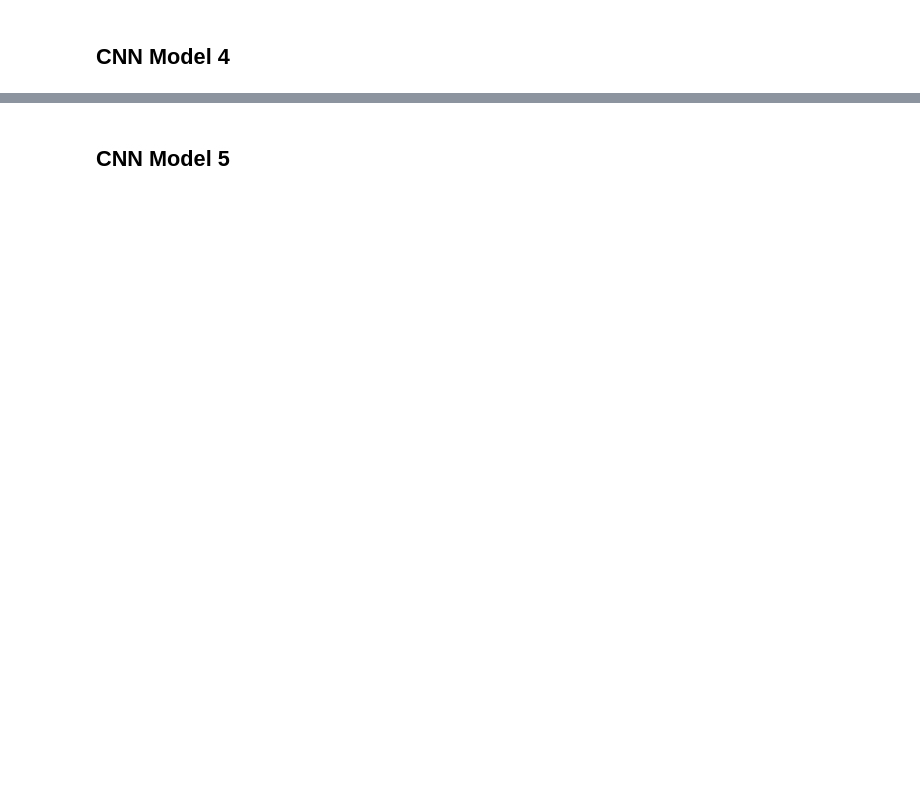
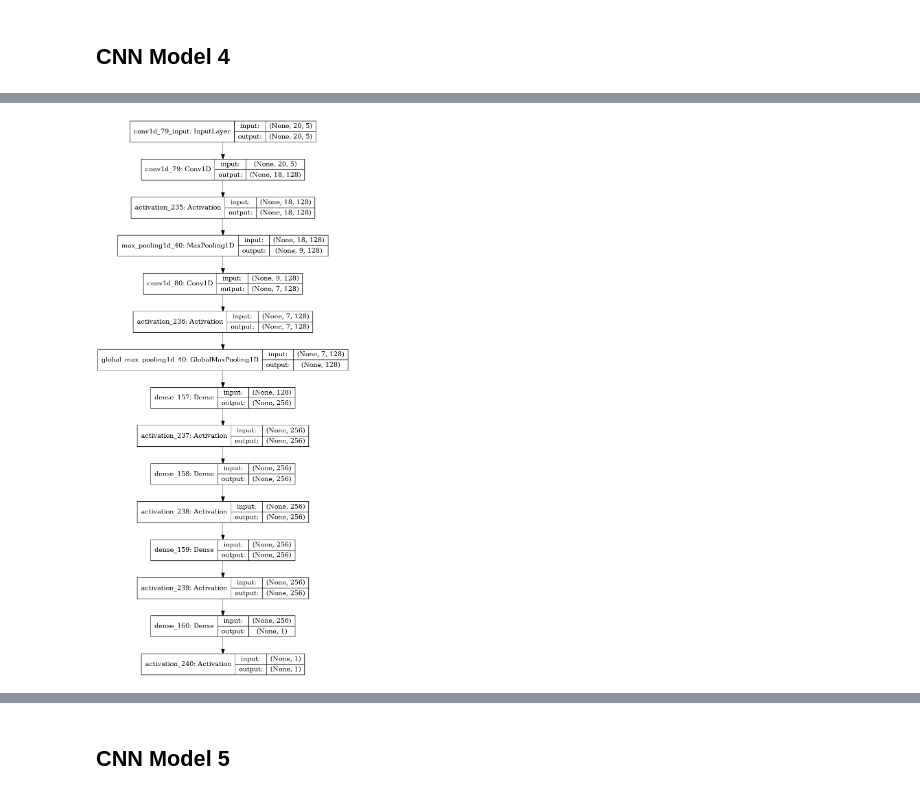
Before and after one commit to SamChatfield/final-year-project, a Jupyter notebook: discriminator_experiments.ipynb, the cells around one changed output, grey strips where cells are left out. Cells and saved outputs as stored; diff of their text form; code cells hidden in the pictures; blank space fills up the shorter version.

```diff
--- a/discriminator_experiments.ipynb
+++ b/discriminator_experiments.ipynb
@@ -62,6 +113,6 @@ acc_hists_3, loss_hists_3 = test_model("CNNModel3")
 # %% [markdown]
 ## CNN Model 4
 # %%
-acc_hists_4, loss_hists_4 = test_model("CNNModel4")
+acc_hists_4, loss_hists_4, model_4 = test_model("CNNModel4")
 # %% [output]
 Run 1
@@ -83,0 +155,4 @@ Final acc: 0.9601600170135498
+# %%
+utils.plot_model(model_4, "images/cnn4_arch.png")
+# %% [output]
+[figure, added]
```
Also changed, not shown: parts of 18 cells of this notebook, 13 other files.
